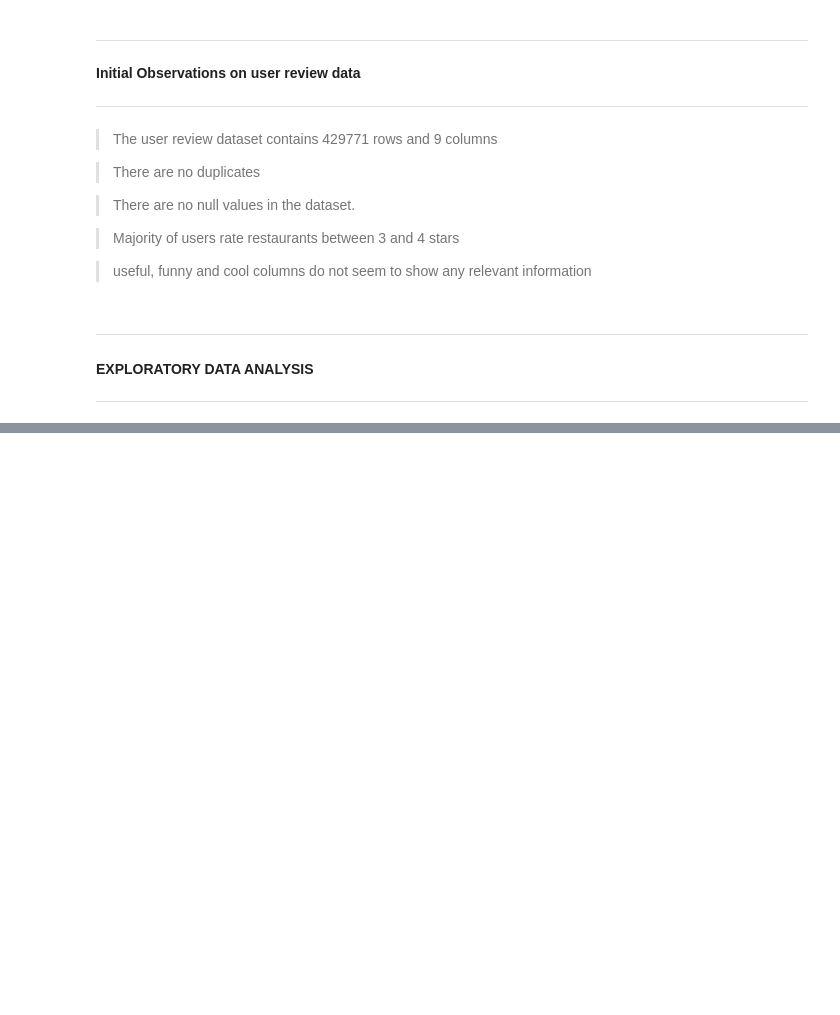
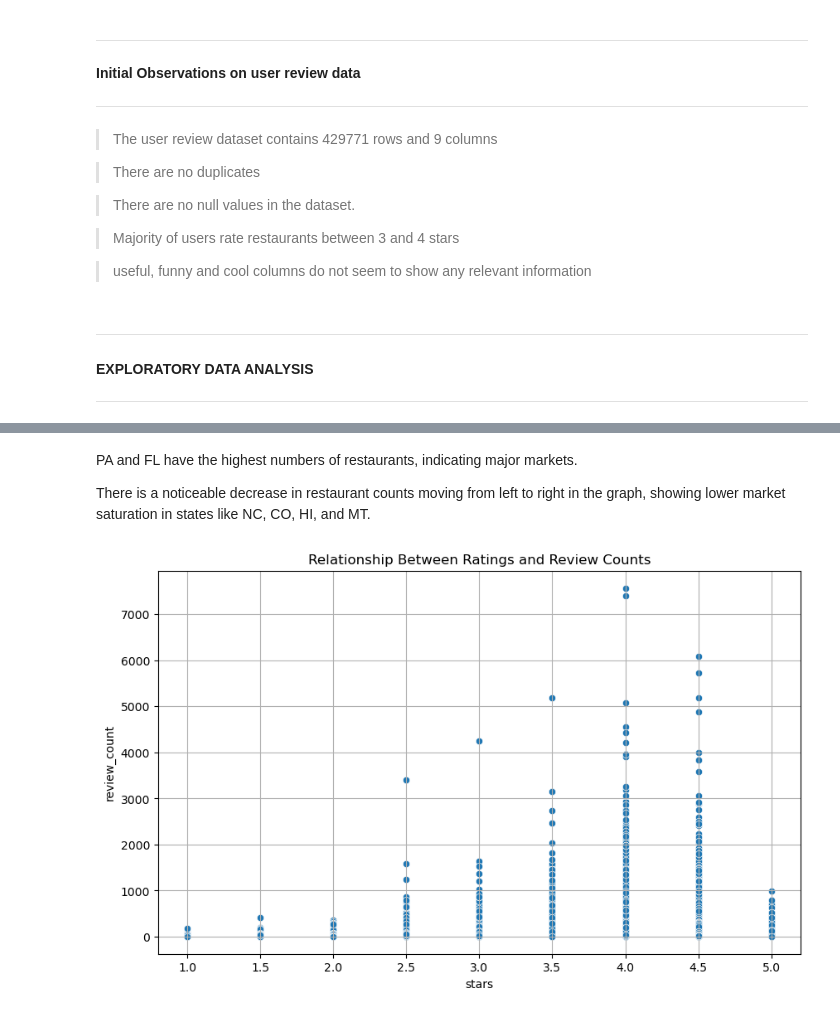
Before and after one commit to RonoHenry/Restaurant-Recommendation-System, a Jupyter notebook: 2. Data Understanding.ipynb, the cells around one changed output, grey strips where cells are left out. Cells and saved outputs as stored; diff of their text form; code cells hidden in the pictures; blank space fills up the shorter version.

```diff
--- a/2. Data Understanding.ipynb
+++ b/2. Data Understanding.ipynb
@@ -216,0 +240,9 @@ checks.check_outliers_and_plot()
+# %% [markdown]
+ PA and FL have the highest numbers of restaurants, indicating major markets.
+
+ There is a noticeable decrease in restaurant counts moving from left to right in the graph, showing lower market saturation in states like NC, CO, HI, and MT.
+# %%
+multivariate_eda = MultivariateAnalysis(restaurants_df)
+multivariate_eda.plot_scatter('stars', 'review_count', 'Relationship Between Ratings and Review Counts')
+# %% [output]
+[figure, added]
```
Also changed, not shown: parts of 22 cells of this notebook, 18 other files.
